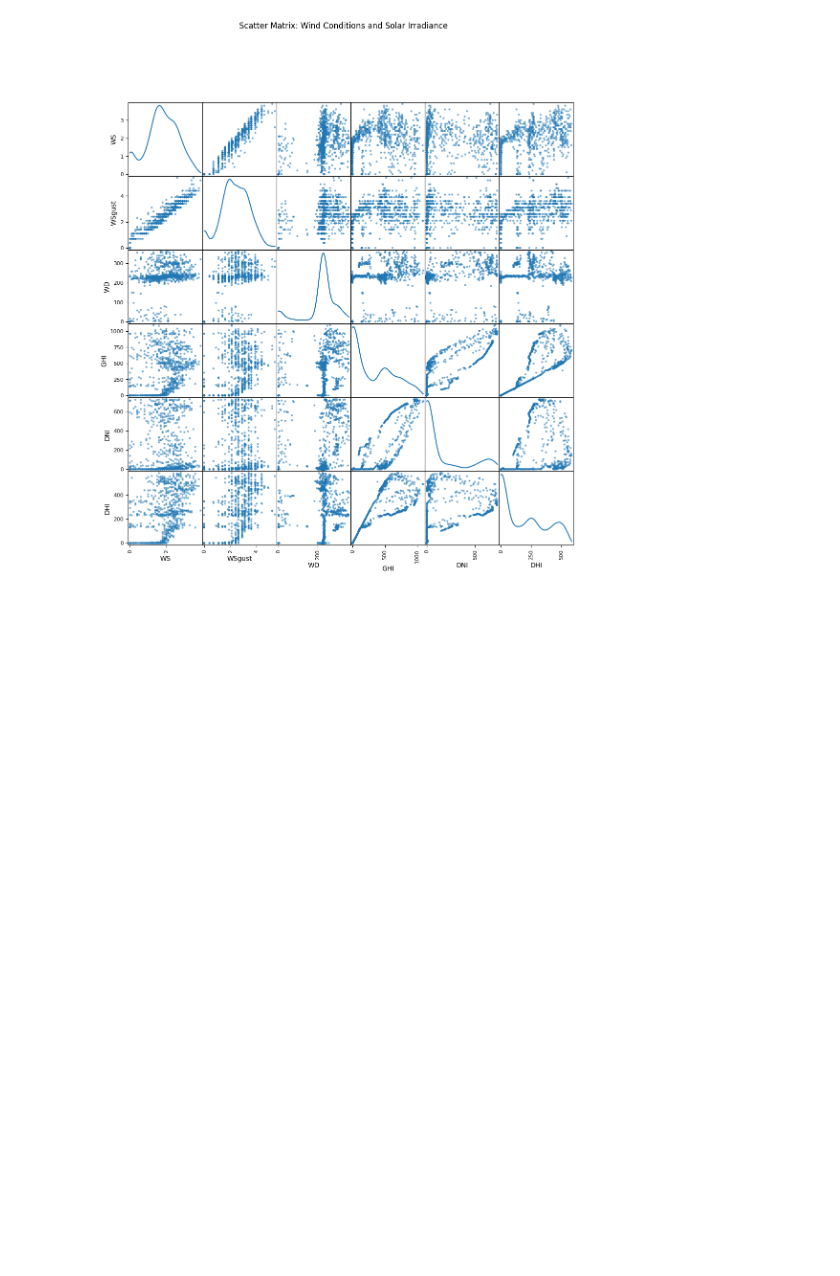
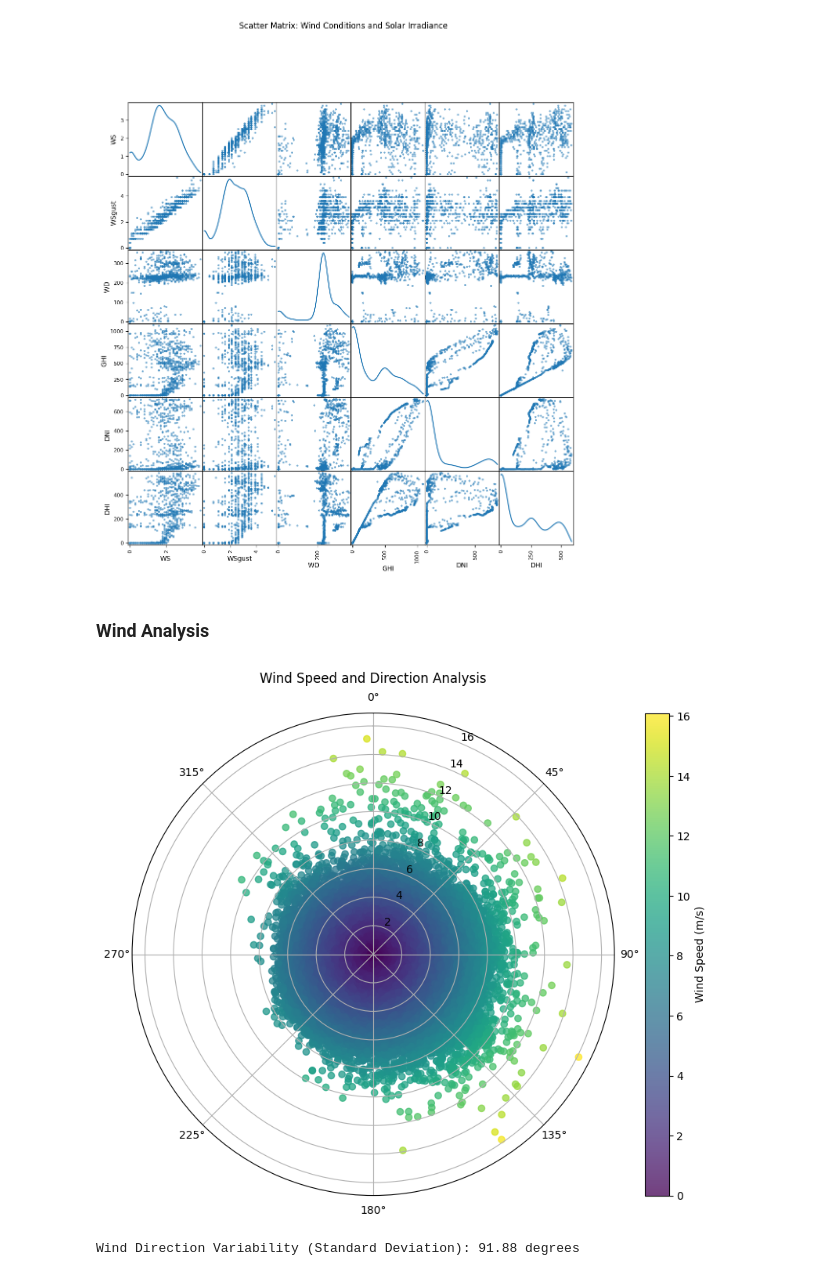
Before and after one commit to Leulseged-Mesfin/Moonlight-Light-Energy-Solutions, a Jupyter notebook: notebooks/Togo.ipynb, the cells around one changed output. Drawn from its saved outputs; the diff is of its cells as text; code cells hidden in the pictures; blank space fills up the shorter version.

Commit message:
Wind Analysis plots For Togo-Analysis

```diff
--- a/notebooks/Togo.ipynb
+++ b/notebooks/Togo.ipynb
@@ -318,3 +318,10 @@ plot_correlation_analysis(togo_df)
 [figure]
 [figure]
 [figure]
+# %% [markdown]
+### Wind Analysis
+# %%
+plot_wind_analysis(togo_df)
+# %% [output]
+[figure, added]
+Wind Direction Variability (Standard Deviation): 91.88 degrees
```
